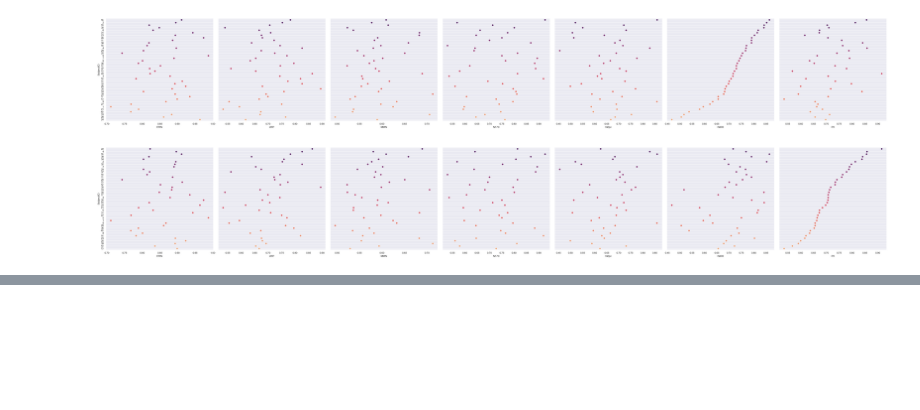
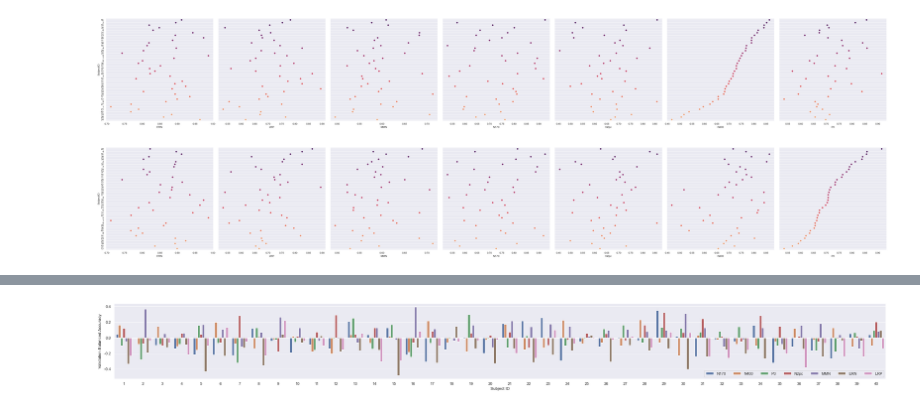
Before and after one commit to HannesBonasch/Thesis-Analysing-Deep-Learning-Decoding, a Jupyter notebook: WithinSubject.ipynb, the cells around one changed output, grey strips where cells are left out. Saved outputs shown, nothing was run; the diff lists cells and outputs as text; code cells hidden in the pictures; blank space fills up the shorter version.

```diff
--- a/WithinSubject.ipynb
+++ b/WithinSubject.ipynb
@@ -280,0 +332,4 @@ for task in ["ERN", "LRP", "MMN", "N170", "N2pc", "N400", "P3"]:
+# %%
+df_within = df_within.reset_index()
+df_within["valid_balanced_accuracy_difference"] = df_single.groupby(["SubjectID","Task"]).mean().reset_index()["valid_balanced_accuracy"]-df_within.reset_index()["valid_balanced_accuracy"]
+df_within
@@ -280,0 +350,8 @@ for task in ["ERN", "LRP", "MMN", "N170", "N2pc", "N400", "P3"]:
+# %%
+sns.set(style="darkgrid")
+plt.figure(figsize=(40, 4))
+fig = sns.barplot(x="SubjectID", y="valid_balanced_accuracy_difference", hue="Task", data=df_within)
+plt.legend(loc='lower right', ncol=7)
+fig.set(xlabel='Subject ID', ylabel='Validation Balanced Accuracy');
+# %% [output]
+[figure, added]
```
Also changed, not shown: parts of 18 cells of this notebook.
